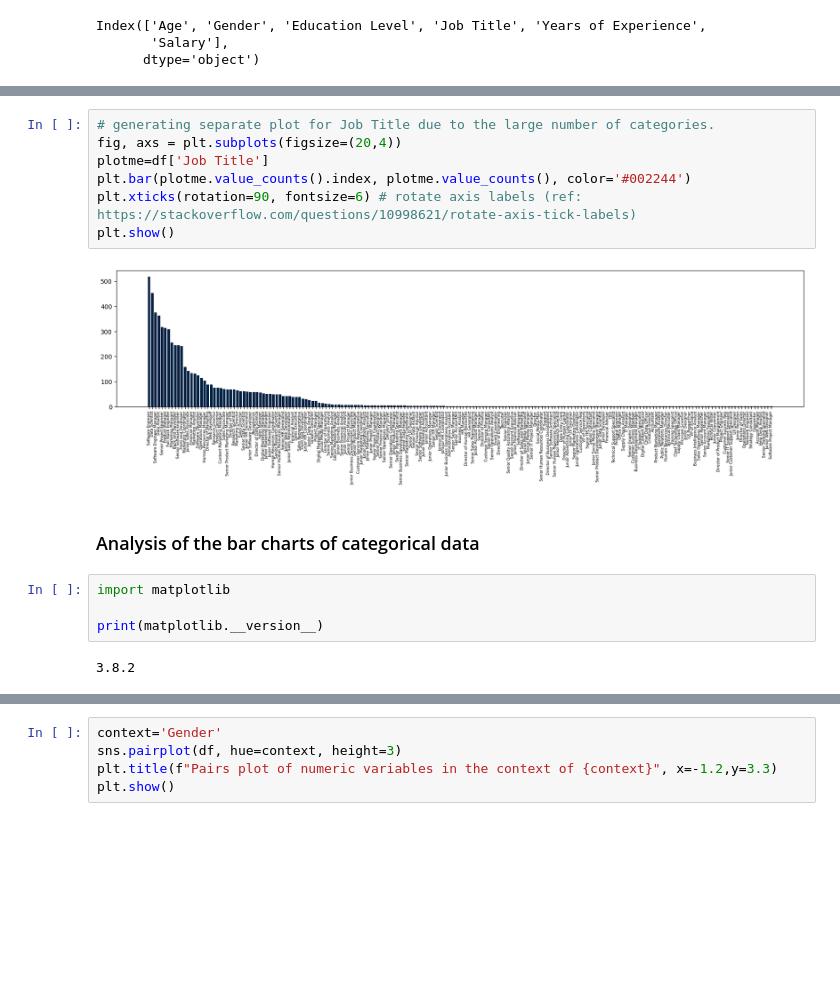
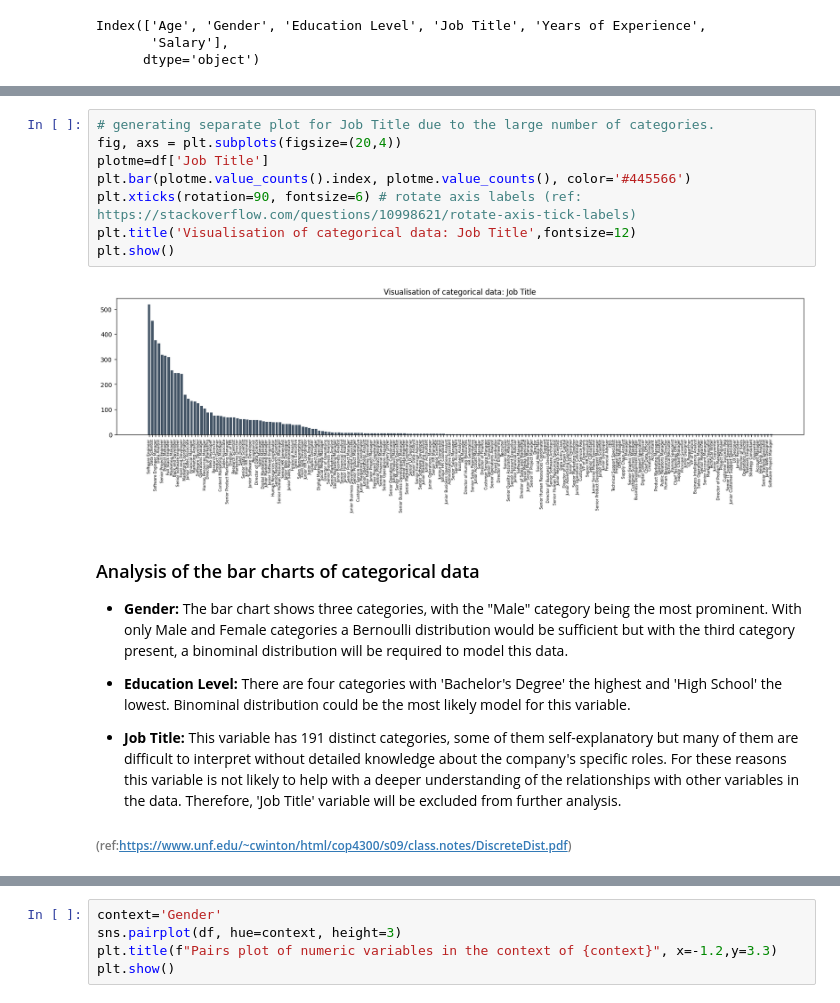
Before and after one commit to noyo0/ProgrammingForDataAnalysis, a Jupyter notebook: Project1/Project1.ipynb, the cells around one changed output, grey strips where cells are left out. Cells and saved outputs as stored; diff of their text form; blank space fills up the shorter version.

```diff
--- a/Project1/Project1.ipynb
+++ b/Project1/Project1.ipynb
@@ -249,17 +250,21 @@ plt.hist(df['Education Level'])
 # %%
 # generating separate plot for Job Title due to the large number of categories.
 fig, axs = plt.subplots(figsize=(20,4))
 plotme=df['Job Title']
-plt.bar(plotme.value_counts().index, plotme.value_counts(), color='#002244')
+plt.bar(plotme.value_counts().index, plotme.value_counts(), color='#445566')
 plt.xticks(rotation=90, fontsize=6) # rotate axis labels (ref: https://stackoverflow.com/questions/10998621/rotate-axis-tick-labels)
+plt.title('Visualisation of categorical data: Job Title',fontsize=12)
 plt.show()
 # %% [output]
-[figure, old version]
+[figure, new version]
-# %% [markdown]
-### Analysis of the bar charts of categorical data
-# %%
-import matplotlib
-
-print(matplotlib.__version__)
-# %% [output]
-3.8.2
+# %% [markdown]
+### Analysis of the bar charts of categorical data
+
++ **Gender:** The bar chart shows three categories, with the "Male" category being the most prominent. With only Male and Female categories a Bernoulli distribution would be sufficient but with the third category present, a binominal distribution will be required to model this data.
+
++ **Education Level:** There are four categories with 'Bachelor's Degree' the highest and 'High School' the lowest. Binominal distribution could be the most likely model for this variable.
+
++ **Job Title:** This variable has 191 distinct categories, some of them self-explanatory but many of them are difficult to interpret without detailed knowledge about the company's specific roles. For these reasons this variable is not likely to help with a deeper understanding of the relationships with other variables in the data. Therefore, 'Job Title' variable will be excluded from further analysis.
+
+
+###### (ref:https://www.unf.edu/~cwinton/html/cop4300/s09/class.notes/DiscreteDist.pdf)
```
Also changed, not shown: parts of 27 cells of this notebook.
